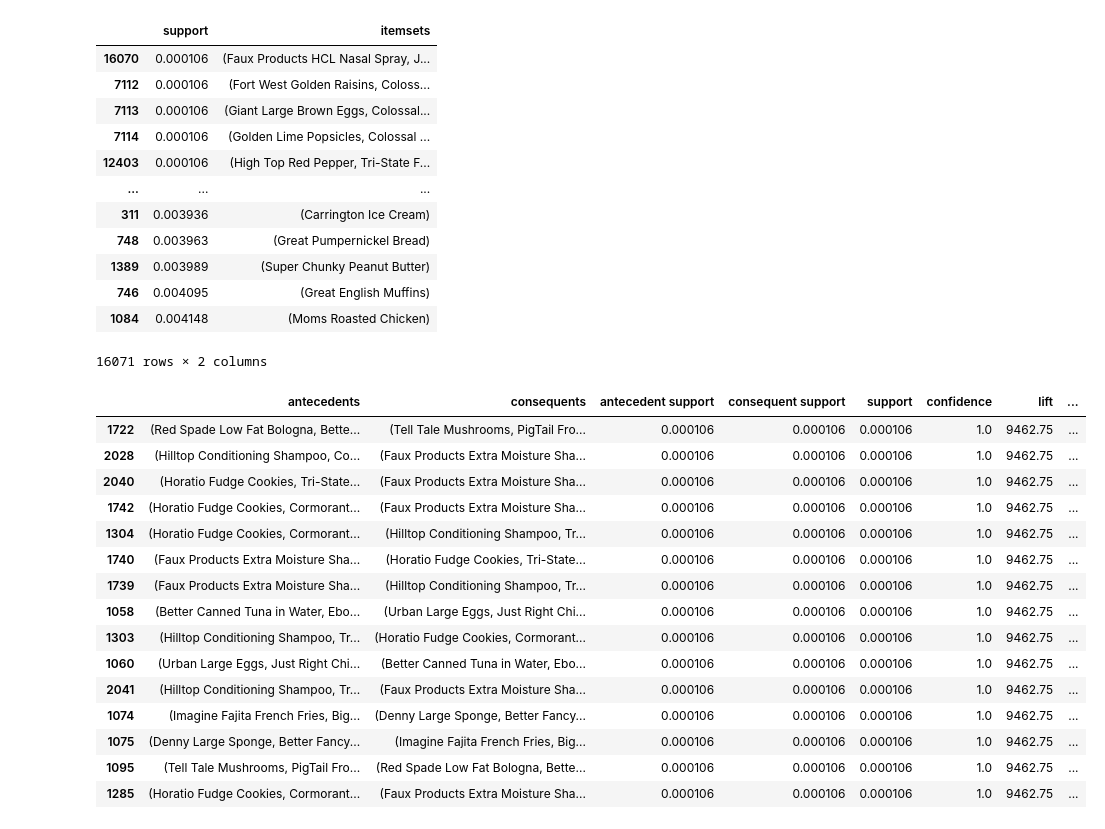
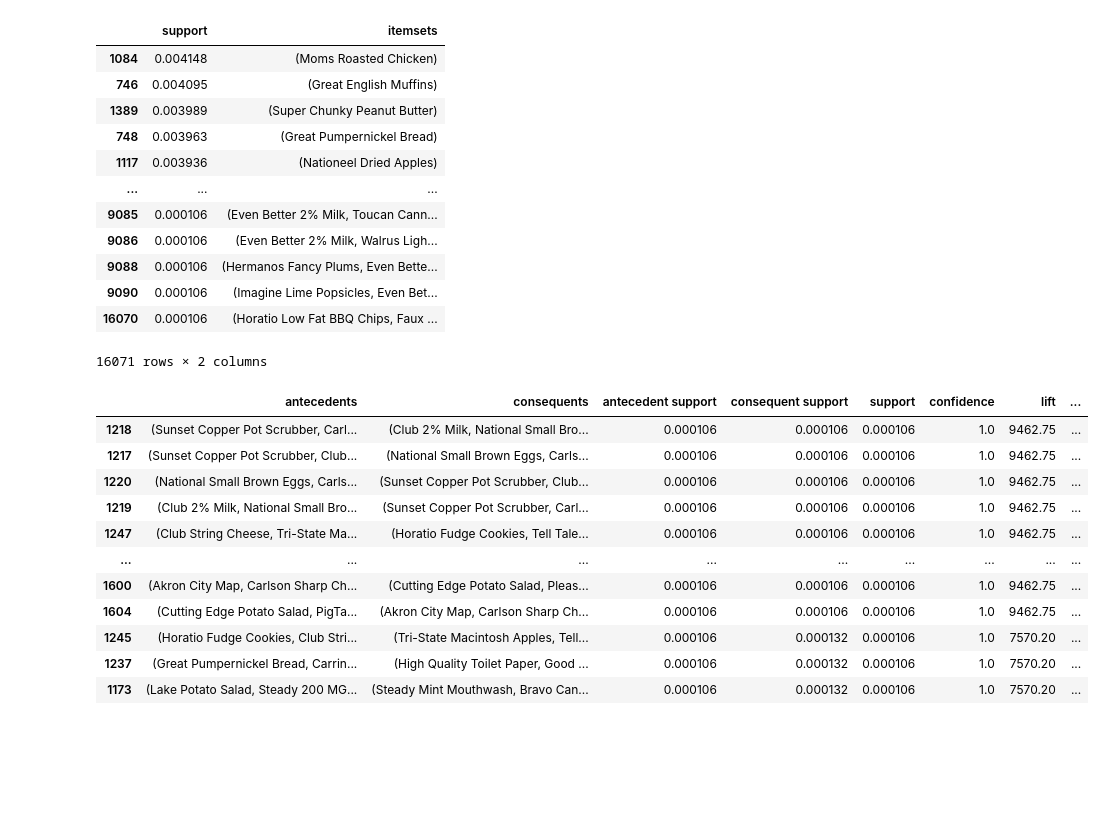
Before and after one commit to theabc50111/nccu_cs_hw, a Jupyter notebook: DataMining_HW/hw1/110753201_hw1_dm.ipynb, the cells around one changed output. Cells and saved outputs as stored; diff of their text form; code cells hidden in the pictures; blank space fills up the shorter version.

```diff
--- a/DataMining_HW/hw1/110753201_hw1_dm.ipynb
+++ b/DataMining_HW/hw1/110753201_hw1_dm.ipynb
@@ -35,36 +34,32 @@ time: 241 ms (started: 2022-01-04 14:31:25 +00:00)
 # %%
 apriori_freq_itemset = apriori(transaction_df, min_support=0.0001, use_colnames=True, low_memory=True)
-apriori_rules = association_rules(freq_itemset, metric='confidence', min_threshold=0.9)
-display(apriori_freq_itemset.sort_values(by = 'support'))
-display(apriori_rules.sort_values(by = 'lift', ascending=False).head(15))
-apriori_rules.sort_values(by = 'lift', ascending=False).head(15).to_csv('apriori_product.csv')
+apriori_rules = association_rules(apriori_freq_itemset, metric='confidence', min_threshold=0.9)
+display(apriori_freq_itemset.sort_values(by = 'support', ascending=False))
+display(apriori_rules.sort_values(by = ['lift', 'antecedents'], ascending=False).head(145))
+apriori_rules.sort_values(by = ['lift', 'antecedents'], ascending=False).head(145).to_csv('apriori_product.csv')
 # %% [output]
 |  | support | itemsets |
-| 16070 | 0.000106 | (Faux Products HCL Nasal Spray, J... |
-| 7112 | 0.000106 | (Fort West Golden Raisins, Coloss... |
-| 7113 | 0.000106 | (Giant Large Brown Eggs, Colossal... |
-| 7114 | 0.000106 | (Golden Lime Popsicles, Colossal ... |
-| 12403 | 0.000106 | (High Top Red Pepper, Tri-State F... |
+| 1084 | 0.004148 | (Moms Roasted Chicken) |
+| 746 | 0.004095 | (Great English Muffins) |
+| 1389 | 0.003989 | (Super Chunky Peanut Butter) |
+| 748 | 0.003963 | (Great Pumpernickel Bread) |
+| 1117 | 0.003936 | (Nationeel Dried Apples) |
 | ... | ... | ... |
-| 311 | 0.003936 | (Carrington Ice Cream) |
-| 748 | 0.003963 | (Great Pumpernickel Bread) |
-| 1389 | 0.003989 | (Super Chunky Peanut Butter) |
-| 746 | 0.004095 | (Great English Muffins) |
-| 1084 | 0.004148 | (Moms Roasted Chicken) |
+| 9085 | 0.000106 | (Even Better 2% Milk, Toucan Cann... |
+| 9086 | 0.000106 | (Even Better 2% Milk, Walrus Ligh... |
+| 9088 | 0.000106 | (Hermanos Fancy Plums, Even Bette... |
+| 9090 | 0.000106 | (Imagine Lime Popsicles, Even Bet... |
+| 16070 | 0.000106 | (Horatio Low Fat BBQ Chips, Faux ... |
 16071 rows × 2 columns
 |  | antecedents | consequents | antecedent support | consequent support | support | confidence | lift | ... |
-| 1722 | (Red Spade Low Fat Bologna, Bette... | (Tell Tale Mushrooms, PigTail Fro... | 0.000106 | 0.000106 | 0.000106 | 1.0 | 9462.75 | ... |
-| 2028 | (Hilltop Conditioning Shampoo, Co... | (Faux Products Extra Moisture Sha... | 0.000106 | 0.000106 | 0.000106 | 1.0 | 9462.75 | ... |
-| 2040 | (Horatio Fudge Cookies, Tri-State... | (Faux Products Extra Moisture Sha... | 0.000106 | 0.000106 | 0.000106 | 1.0 | 9462.75 | ... |
-| 1742 | (Horatio Fudge Cookies, Cormorant... | (Faux Products Extra Moisture Sha... | 0.000106 | 0.000106 | 0.000106 | 1.0 | 9462.75 | ... |
-| 1304 | (Horatio Fudge Cookies, Cormorant... | (Hilltop Conditioning Shampoo, Tr... | 0.000106 | 0.000106 | 0.000106 | 1.0 | 9462.75 | ... |
-| 1740 | (Faux Products Extra Moisture Sha... | (Horatio Fudge Cookies, Tri-State... | 0.000106 | 0.000106 | 0.000106 | 1.0 | 9462.75 | ... |
-| 1739 | (Faux Products Extra Moisture Sha... | (Hilltop Conditioning Shampoo, Tr... | 0.000106 | 0.000106 | 0.000106 | 1.0 | 9462.75 | ... |
-| 1058 | (Better Canned Tuna in Water, Ebo... | (Urban Large Eggs, Just Right Chi... | 0.000106 | 0.000106 | 0.000106 | 1.0 | 9462.75 | ... |
-| 1303 | (Hilltop Conditioning Shampoo, Tr... | (Horatio Fudge Cookies, Cormorant... | 0.000106 | 0.000106 | 0.000106 | 1.0 | 9462.75 | ... |
-| 1060 | (Urban Large Eggs, Just Right Chi... | (Better Canned Tuna in Water, Ebo... | 0.000106 | 0.000106 | 0.000106 | 1.0 | 9462.75 | ... |
-| 2041 | (Hilltop Conditioning Shampoo, Tr... | (Faux Products Extra Moisture Sha... | 0.000106 | 0.000106 | 0.000106 | 1.0 | 9462.75 | ... |
-| 1074 | (Imagine Fajita French Fries, Big... | (Denny Large Sponge, Better Fancy... | 0.000106 | 0.000106 | 0.000106 | 1.0 | 9462.75 | ... |
-| 1075 | (Denny Large Sponge, Better Fancy... | (Imagine Fajita French Fries, Big... | 0.000106 | 0.000106 | 0.000106 | 1.0 | 9462.75 | ... |
-| 1095 | (Tell Tale Mushrooms, PigTail Fro... | (Red Spade Low Fat Bologna, Bette... | 0.000106 | 0.000106 | 0.000106 | 1.0 | 9462.75 | ... |
-| 1285 | (Horatio Fudge Cookies, Cormorant... | (Faux Products Extra Moisture Sha... | 0.000106 | 0.000106 | 0.000106 | 1.0 | 9462.75 | ... |
+| 1218 | (Sunset Copper Pot Scrubber, Carl... | (Club 2% Milk, National Small Bro... | 0.000106 | 0.000106 | 0.000106 | 1.0 | 9462.75 | ... |
+| 1217 | (Sunset Copper Pot Scrubber, Club... | (National Small Brown Eggs, Carls... | 0.000106 | 0.000106 | 0.000106 | 1.0 | 9462.75 | ... |
+| 1220 | (National Small Brown Eggs, Carls... | (Sunset Copper Pot Scrubber, Club... | 0.000106 | 0.000106 | 0.000106 | 1.0 | 9462.75 | ... |
+| 1219 | (Club 2% Milk, National Small Bro... | (Sunset Copper Pot Scrubber, Carl... | 0.000106 | 0.000106 | 0.000106 | 1.0 | 9462.75 | ... |
+| 1247 | (Club String Cheese, Tri-State Ma... | (Horatio Fudge Cookies, Tell Tale... | 0.000106 | 0.000106 | 0.000106 | 1.0 | 9462.75 | ... |
+| ... | ... | ... | ... | ... | ... | ... | ... | ... |
+| 1600 | (Akron City Map, Carlson Sharp Ch... | (Cutting Edge Potato Salad, Pleas... | 0.000106 | 0.000106 | 0.000106 | 1.0 | 9462.75 | ... |
+| 1604 | (Cutting Edge Potato Salad, PigTa... | (Akron City Map, Carlson Sharp Ch... | 0.000106 | 0.000106 | 0.000106 | 1.0 | 9462.75 | ... |
+| 1245 | (Horatio Fudge Cookies, Club Stri... | (Tri-State Macintosh Apples, Tell... | 0.000106 | 0.000132 | 0.000106 | 1.0 | 7570.20 | ... |
+| 1237 | (Great Pumpernickel Bread, Carrin... | (High Quality Toilet Paper, Good ... | 0.000106 | 0.000132 | 0.000106 | 1.0 | 7570.20 | ... |
+| 1173 | (Lake Potato Salad, Steady 200 MG... | (Steady Mint Mouthwash, Bravo Can... | 0.000106 | 0.000132 | 0.000106 | 1.0 | 7570.20 | ... |
```
Also changed, not shown: parts of 6 cells of this notebook, 2 other files.
